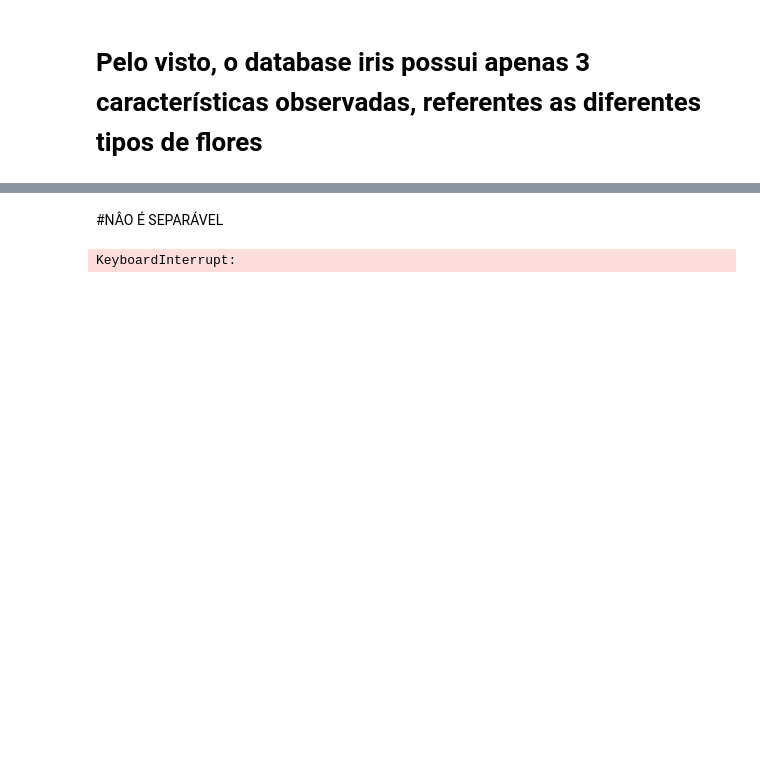
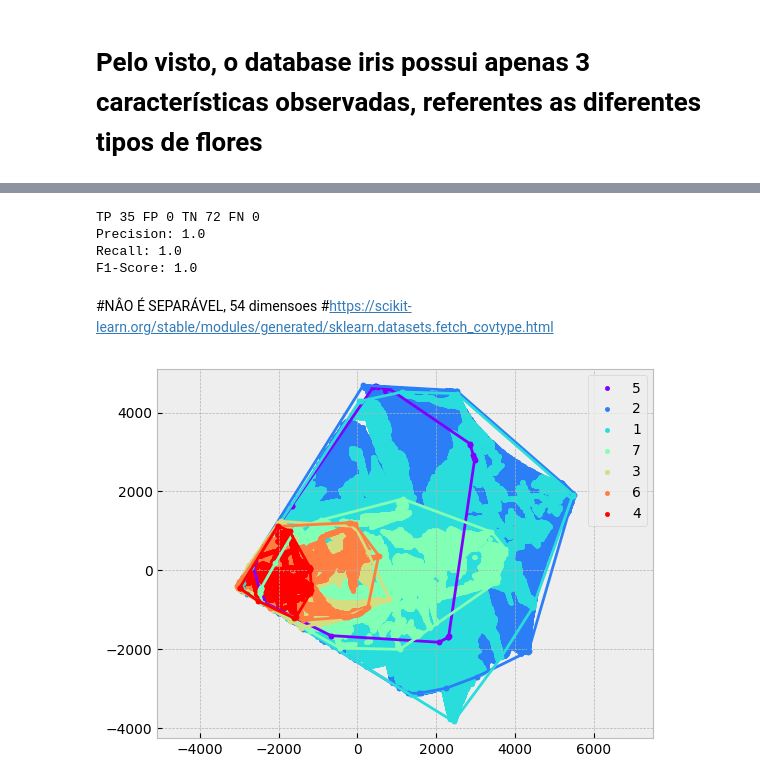
Before and after one commit to probablygab/2d-linear-classifier, a Jupyter notebook: tp1_alg2.ipynb, the cells around one changed output, grey strips where cells are left out. Saved outputs shown, nothing was run; the diff lists cells and outputs as text; code cells hidden in the pictures; blank space fills up the shorter version.

```diff
--- a/tp1_alg2.ipynb
+++ b/tp1_alg2.ipynb
@@ -1176,35 +939,28 @@ FN  0
-# %% [markdown]
-#NÂO É SEPARÁVEL
-# %%
-covtype = skdataset.fetch_covtype()
-
-X_covtype, Y_covtype = covtype.data, covtype.target
-
-pca = PCA(n_components=2)
-
-pca.fit(X_covtype)
-
-covtype_after = pca.transform(X_covtype)
-
-#covtype_list = rnd.sample([x for x in covtype_after], 5000)
-
-separateData = {}
-
-for t in covtype.target:
-    separateData[str(t)] = []
-
-for i in range(covtype_after.shape[0]):
-    oldValue = separateData[str(covtype.target[i])]
-
-    oldValue.append(covtype_after[i])
-    separateData[str(covtype.target[i])] = oldValue
-
-color = iter(plt.cm.rainbow(np.linspace(0, 1, len(separateData))))
-print("found", len(separateData), "categories")
-
-for k, v in separateData.items():
-    hullSeg, hullPoints = grahamScan(v)
-
-    plotConvexHull(v, hullSeg, marker='.', color=next(color))
-# %% [output]
-KeyboardInterrupt:
+# %%
+precision, recall, f1 = runModelAndGetMetrics(trainingData, trainingDataLabel, 0, ANTI_CLOCKWISE, slope, intercept)
+
+print("Precision:", precision)
+print("Recall:", recall)
+print("F1-Score:", f1)
+# %% [output]
+TP 35 FP 0 TN 72 FN 0
+Precision: 1.0
+Recall: 1.0
+F1-Score: 1.0
+# %% [markdown]
+#NÂO É SEPARÁVEL, 54 dimensoes
+#https://scikit-learn.org/stable/modules/generated/sklearn.datasets.fetch_covtype.html
+# %%
+covtype = skdataset.fetch_covtype()
+
+X_covtype, Y_covtype = covtype.data, covtype.target
+
+pca = PCA(n_components=2)
+
+pca.fit(X_covtype)
+
+covtype2D = pca.transform(X_covtype)
+
+plotConvexHullDatabases(covtype.target, covtype2D)
+# %% [output]
+[figure, added]
```
Also changed, not shown: parts of 25 cells of this notebook, 3 other files.
